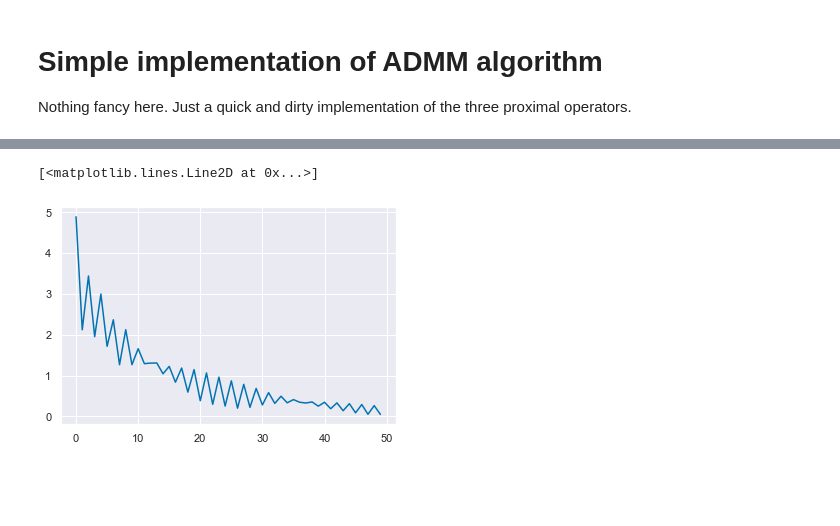
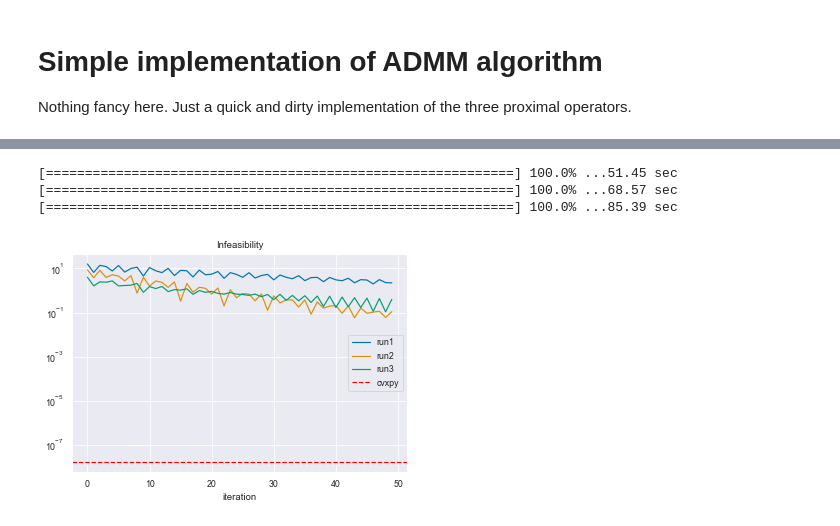
Before and after one commit to cvxgrp/signal-decomposition, a Jupyter notebook: notebooks/SD_ADMM_ProofOfConcept.ipynb, the cells around one changed output, grey strips where cells are left out. Saved outputs shown, nothing was run; the diff lists cells and outputs as text; code cells hidden in the pictures; blank space fills up the shorter version.

```diff
--- a/notebooks/SD_ADMM_ProofOfConcept.ipynb
+++ b/notebooks/SD_ADMM_ProofOfConcept.ipynb
@@ -111,5 +123,22 @@ for it in range(num_iter):
-# %%
-plt.plot(residuals)
-# %% [output]
-[<matplotlib.lines.Line2D at 0x...>]
-[figure, removed]
+# %%
+run1 = run_admm(y, num_iter=50, rho=1e-1)
+run2 = run_admm(y, num_iter=50, rho=1e0)
+run3 = run_admm(y, num_iter=50, rho=1e1)
+# %% [output]
+[============================================================] 100.0% ...51.45 sec
+[============================================================] 100.0% ...68.57 sec
+[============================================================] 100.0% ...85.39 sec
+# %%
+r = np.linalg.norm(
+    np.average(problem.estimates, axis=0) - y / 3
+)
+plt.plot(run1['residuals'], label='run1')
+plt.plot(run2['residuals'], label='run2')
+plt.plot(run3['residuals'], label='run3')
+plt.axhline(r, ls='--', color='red', label='cvxpy')
+plt.yscale('log')
+plt.legend()
+plt.title('Infeasibility')
+plt.xlabel('iteration');
+# %% [output]
+[figure, added]
```
Also changed, not shown: parts of 21 cells of this notebook.
